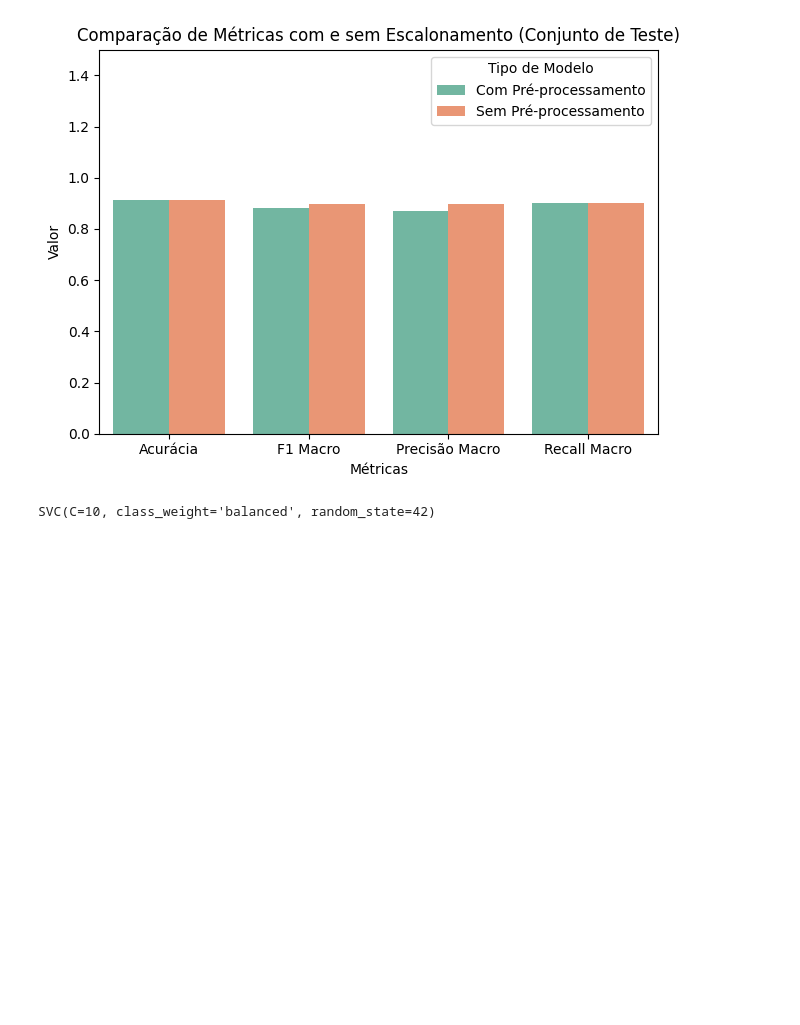
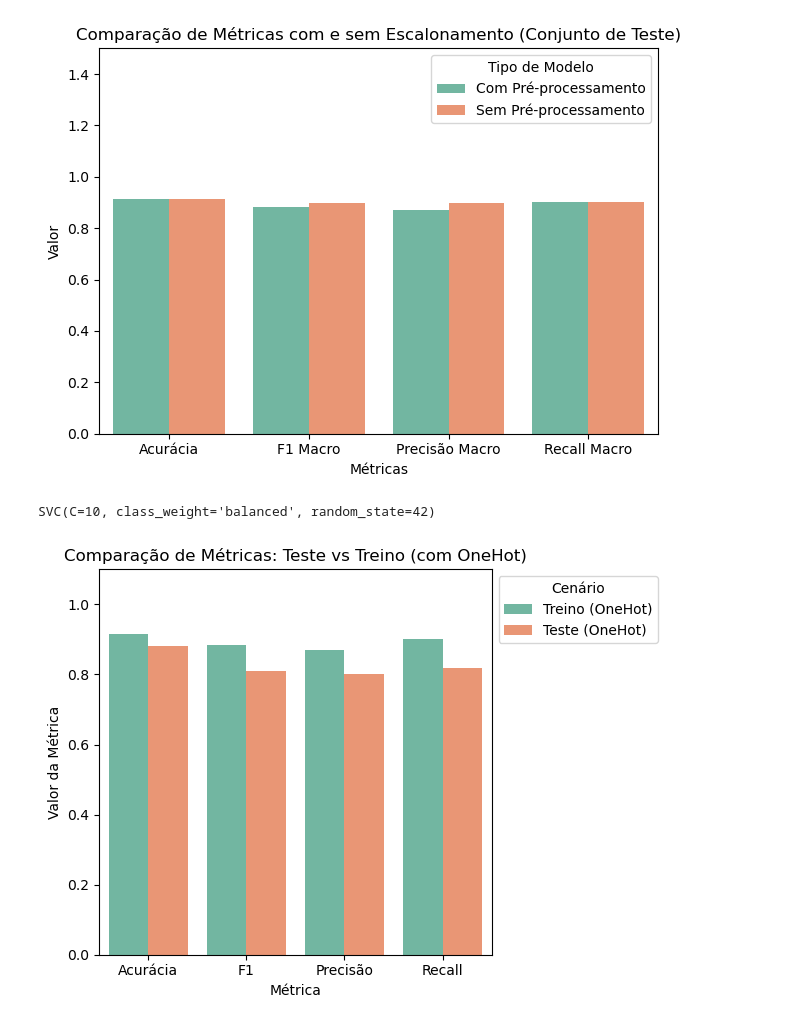
Before and after one commit to Jotape003/Trabalho-ML, a Jupyter notebook: phishingData.ipynb, the cells around one changed output. Cells and saved outputs as stored; diff of their text form; code cells hidden in the pictures; blank space fills up the shorter version.

Commit message:
implement missing plots and final comparative graph

```diff
--- a/phishingData.ipynb
+++ b/phishingData.ipynb
@@ -965,9 +965,85 @@ plt.show()
 [figure]
 # %%
 svc_final_model_with_scaler = svc_best_model_with_preprocessing
-svc_final_model_with_scaler.fit(X, y)
+svc_final_model_with_scaler.fit(X_test, y_test)
 
 svc_final_model_no_scaler = svc_best_model_no_preprocessing
-svc_final_model_no_scaler.fit(X, y)
+svc_final_model_no_scaler.fit(X_test, y_test)
 # %% [output]
 SVC(C=10, class_weight='balanced', random_state=42)
+# %%
+import pandas as pd
+import matplotlib.pyplot as plt
+import seaborn as sns
+from sklearn.metrics import accuracy_score, f1_score, precision_score, recall_score
+
+# Função para calcular métricas
+metrics_dict = {
+    'Acurácia': accuracy_score,
+    'F1': lambda y_true, y_pred: f1_score(y_true, y_pred, average='macro'),
+    'Precisão': lambda y_true, y_pred: precision_score(y_true, y_pred, average='macro'),
+    'Recall': lambda y_true, y_pred: recall_score(y_true, y_pred, average='macro'),
+}
+
+# Previsões no conjunto completo
+y_pred_full_with_scaler = svc_final_model_with_scaler.predict(X)
+y_pred_full_no_scaler = svc_final_model_no_scaler.predict(X)
+
+# Montar DataFrame de resultados
+resultados = []
+for nome, func in metrics_dict.items():
+    resultados.append([
+        nome,
+        func(y_test, svc_y_pred_with_preprocessing),
+        func(y, y_pred_full_with_scaler),
+        func(y_test, svc_y_pred_no_preprocessing),
+        func(y, y_pred_full_no_scaler)
+    ])
+
+df_resultados = pd.DataFrame(resultados, columns=[
+    'Métrica',
+    'Treino (OneHot)',
+    'Teste (OneHot)',
+    'Treino (sem OneHot)',
+    'Teste (sem OneHot)'
+])
+
+# Dados com escalonamento
+melted_with_scaler = df_resultados.melt(
+    id_vars='Métrica',
+    value_vars=['Treino (OneHot)', 'Teste (OneHot)'],
+    var_name='Com OneHot',
+    value_name='Valor'
+)
+
+# Dados sem escalonamento
+melted_no_scaler = df_resultados.melt(
+    id_vars='Métrica',
+    value_vars=['Treino (sem OneHot)', 'Teste (sem OneHot)'],
+    var_name='Sem OneHot',
+    value_name='Valor'
+)
+
+df_resultados
+
+#Plot com escalonamento
+sns.barplot(data=melted_with_scaler, x='Métrica', y='Valor', hue='Com OneHot', palette='Set2')
+plt.title('Comparação de Métricas: Teste vs Treino (com OneHot)')
+plt.ylim(0, 1.1)
+plt.ylabel('Valor da Métrica')
+plt.xlabel('Métrica')
+plt.legend(title='Cenário', bbox_to_anchor=(1, 1), loc='upper left')
+plt.tight_layout()
+plt.show()
+
+# Plot sem escalonamento
+sns.barplot(data=melted_no_scaler, x='Métrica', y='Valor', hue='Sem OneHot', palette='Set2')
+plt.title('Comparação de Métricas: Teste vs Treino (sem OneHot)')
+plt.ylim(0, 1.1)
+plt.ylabel('Valor da Métrica')
+plt.xlabel('Métrica')
+plt.legend(title='Cenário', bbox_to_anchor=(1, 1), loc='upper left')
+plt.tight_layout()
+plt.show()
+# %% [output]
+[figure, added]
```
Also changed, not shown: parts of 8 cells of this notebook.
